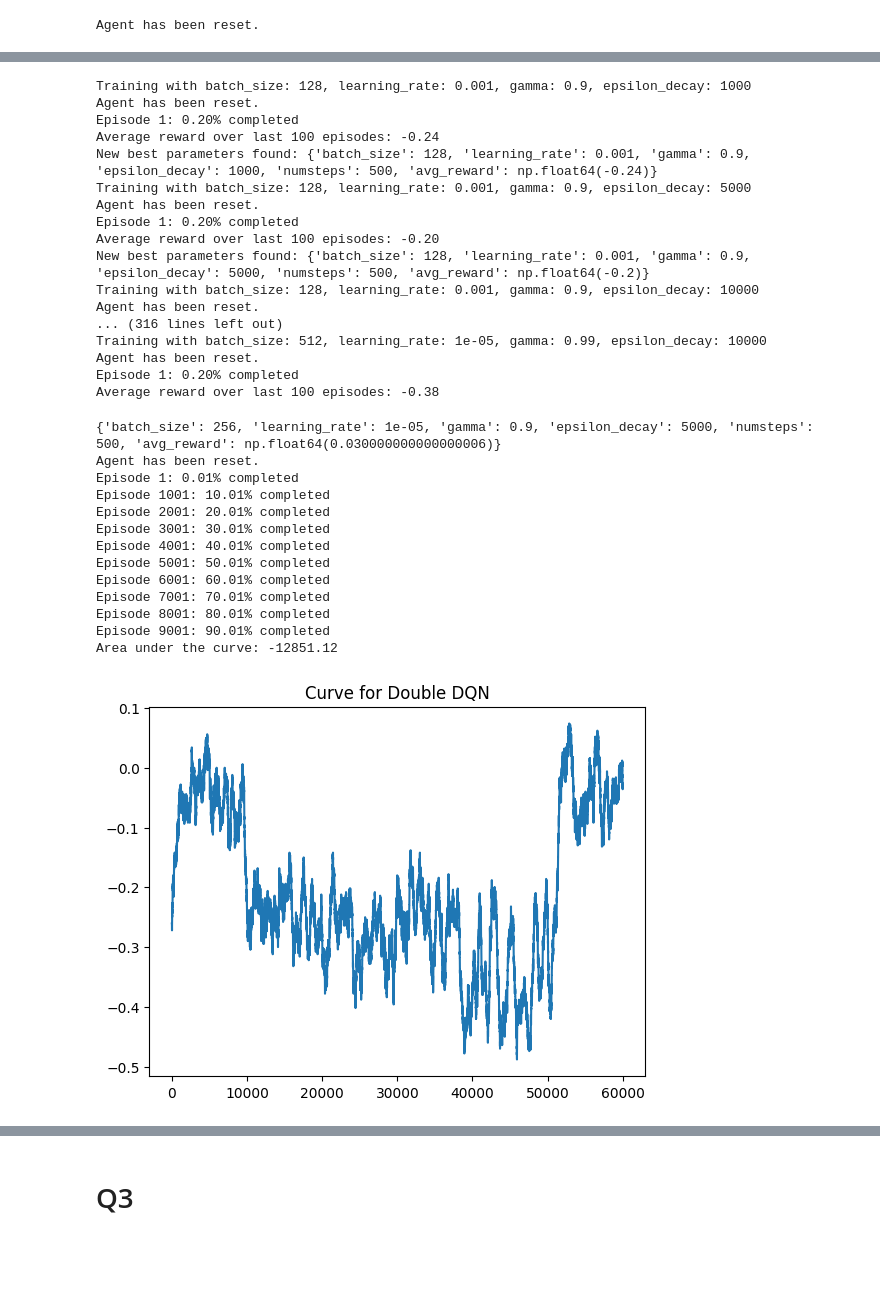
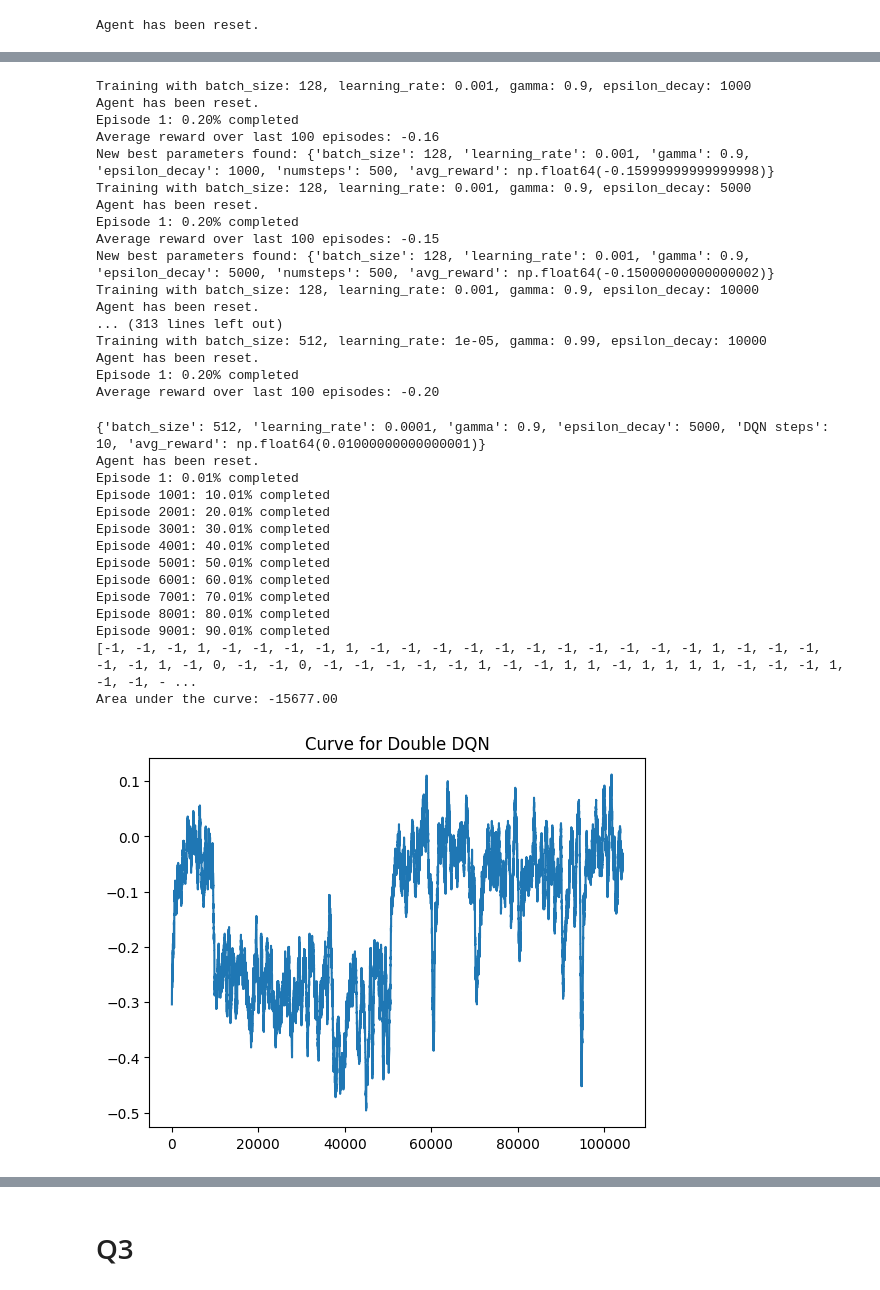
Before and after one commit to SachielC/BlackJack-RL-DQN, a Jupyter notebook: RL_BLJK.ipynb, the cells around one changed output, grey strips where cells are left out. Saved outputs shown, nothing was run; the diff lists cells and outputs as text; code cells hidden in the pictures; blank space fills up the shorter version.

```diff
--- a/RL_BLJK.ipynb
+++ b/RL_BLJK.ipynb
@@ -337,27 +316,22 @@ run_agent(env, policy_net) """
 # %% [output]
 ' def run_agent(env, policy_net, num_episodes=1): #eye test. making sure that the agent runs in a somewhat normal way\n    for _ in range(num_episodes):\n        state, _ = env.reset(seed=20)\n        ...
 # %%
-def reset_agent():
+def Reset_DQN_N():
     global policy_net, target_net, optimizer, memory, steps_done
 
-    # Reinitialize networks
     policy_net = DQN(n_observations, n_actions).to(device)
     target_net = DQN(n_observations, n_actions).to(device)
     target_net.load_state_dict(policy_net.state_dict())
 
-    # Reset optimizer
     optimizer = optim.AdamW(policy_net.parameters(), lr=LR, amsgrad=True)
 
-    # Clear replay memory
     memory = ReplayMemory(10000)
 
-    # Reset step counter
     steps_done = 0
 
     print("Agent has been reset.")
 
-# Call reset_agent() when needed
-reset_agent()
+Reset_DQN_N()
 # %% [output]
 Agent has been reset.
 # %%
@@ -372,3 +346,20 @@ class DoubleDQN(nn.Module):
         x = F.relu(self.layer1(x))
         x = F.relu(self.layer2(x))
         return self.layer3(x)
+# %%
+def Reset_DQN_Dub():
+    global policy_net, target_net, optimizer, memory, steps_done
+
+    policy_net = DoubleDQN(n_observations, n_actions).to(device)
+    target_net = DoubleDQN(n_observations, n_actions).to(device)
+    target_net.load_state_dict(policy_net.state_dict())
+
+    optimizer = optim.AdamW(policy_net.parameters(), lr=LR, amsgrad=True)
+
+    memory = ReplayMemory(10000)
+
+    steps_done = 0
+
+    print("Agent has been reset.")
+
+Reset_DQN_Dub()
@@ -596,13 +597,13 @@ for batch_size in params['batch_size']:
         for gamma in params['gamma']:
             for epsilon_decay in params['epsilon_decay']:
                     print(f'Training with batch_size: {batch_size}, learning_rate: {learning_rate}, gamma: {gamma}, epsilon_decay: {epsilon_decay}')
-                    reset_agent()
+                    Reset_DQN_N()
                     BATCH_SIZE = batch_size
                     LEARNING_RATE = learning_rate
                     EPSILON_DECAY = epsilon_decay
                     GAMMA = gamma
 
-                    rewards  = dqnmod(n_steps)
+                    rewards  = DQN_Naive(n_steps)
                     avg_reward = moving_average(rewards, 100)
                     print(f'Average reward over last 100 episodes: {avg_reward[-1]:.2f}')
                     if best_params is None or avg_reward[-1] > best_params['avg_reward']:
@@ -672,7 +673,7 @@ for batch_size in params['batch_size']:
         for gamma in params['gamma']:
             for epsilon_decay in params['epsilon_decay']:
                     print(f'Training with batch_size: {batch_size}, learning_rate: {learning_rate}, gamma: {gamma}, epsilon_decay: {epsilon_decay}')
-                    reset_agent()
+                    Reset_DQN_Dub()
                     BATCH_SIZE = batch_size
                     LEARNING_RATE = learning_rate
                     EPSILON_DECAY = epsilon_decay
@@ -695,51 +696,53 @@ for batch_size in params['batch_size']:
 Training with batch_size: 128, learning_rate: 0.001, gamma: 0.9, epsilon_decay: 1000
 Agent has been reset.
 Episode 1: 0.20% completed
-Average reward over last 100 episodes: -0.24
-New best parameters found: {'batch_size': 128, 'learning_rate': 0.001, 'gamma': 0.9, 'epsilon_decay': 1000, 'numsteps': 500, 'avg_reward': np.float64(-0.24)}
+Average reward over last 100 episodes: -0.16
+New best parameters found: {'batch_size': 128, 'learning_rate': 0.001, 'gamma': 0.9, 'epsilon_decay': 1000, 'numsteps': 500, 'avg_reward': np.float64(-0.15999999999999998)}
 Training with batch_size: 128, learning_rate: 0.001, gamma: 0.9, epsilon_decay: 5000
 Agent has been reset.
 Episode 1: 0.20% completed
-Average reward over last 100 episodes: -0.20
-New best parameters found: {'batch_size': 128, 'learning_rate': 0.001, 'gamma': 0.9, 'epsilon_decay': 5000, 'numsteps': 500, 'avg_reward': np.float64(-0.2)}
+Average reward over last 100 episodes: -0.15
+New best parameters found: {'batch_size': 128, 'learning_rate': 0.001, 'gamma': 0.9, 'epsilon_decay': 5000, 'numsteps': 500, 'avg_reward': np.float64(-0.15000000000000002)}
 Training with batch_size: 128, learning_rate: 0.001, gamma: 0.9, epsilon_decay: 10000
 Agent has been reset.
-... (316 lines left out)
+... (313 lines left out)
 Training with batch_size: 512, learning_rate: 1e-05, gamma: 0.99, epsilon_decay: 10000
 Agent has been reset.
 Episode 1: 0.20% completed
-Average reward over last 100 episodes: -0.38
+Average reward over last 100 episodes: -0.20
 # %%
 best_params
 print(best_params)
 
 BATCH_SIZE = best_params['batch_size']
 
 LEARNING_RATE = best_params['learning_rate']
 
 EPSILON_DECAY = best_params['epsilon_decay']
 
 GAMMA = best_params['gamma']
-reset_agent()
-results = doubledqn(10000)
+Reset_DQN_Dub()
+results = []
+results = doubledqn()
 plt.plot(moving_average(results, 500))
 plt.title('Curve for Double DQN')
-print(f'Area under the curve: {np.trapezoid(moving_average(results, 500), dx=1):.2f}')
+print(f'Area under the curve: {np.trapezoid(results, dx=1):.2f}')
 # %% [output]
-{'batch_size': 256, 'learning_rate': 1e-05, 'gamma': 0.9, 'epsilon_decay': 5000, 'numsteps': 500, 'avg_reward': np.float64(0.030000000000000006)}
+{'batch_size': 512, 'learning_rate': 0.0001, 'gamma': 0.9, 'epsilon_decay': 5000, 'DQN steps': 10, 'avg_reward': np.float64(0.01000000000000001)}
 Agent has been reset.
 Episode 1: 0.01% completed
 Episode 1001: 10.01% completed
 Episode 2001: 20.01% completed
 Episode 3001: 30.01% completed
 Episode 4001: 40.01% completed
 Episode 5001: 50.01% completed
 Episode 6001: 60.01% completed
 Episode 7001: 70.01% completed
 Episode 8001: 80.01% completed
 Episode 9001: 90.01% completed
-Area under the curve: -12851.12
+[-1, -1, -1, 1, -1, -1, -1, -1, 1, -1, -1, -1, -1, -1, -1, -1, -1, -1, -1, -1, 1, -1, -1, -1, -1, -1, 1, -1, 0, -1, -1, 0, -1, -1, -1, -1, -1, 1, -1, -1, 1, 1, -1, 1, 1, 1, 1, -1, -1, -1, 1, -1, -1, - ...
+Area under the curve: -15677.00
-[figure, old version]
+[figure, new version]
 # %%
 best_params = None
 for batch_size in params['batch_size']:
```
Also changed, not shown: parts of 20 cells of this notebook.
